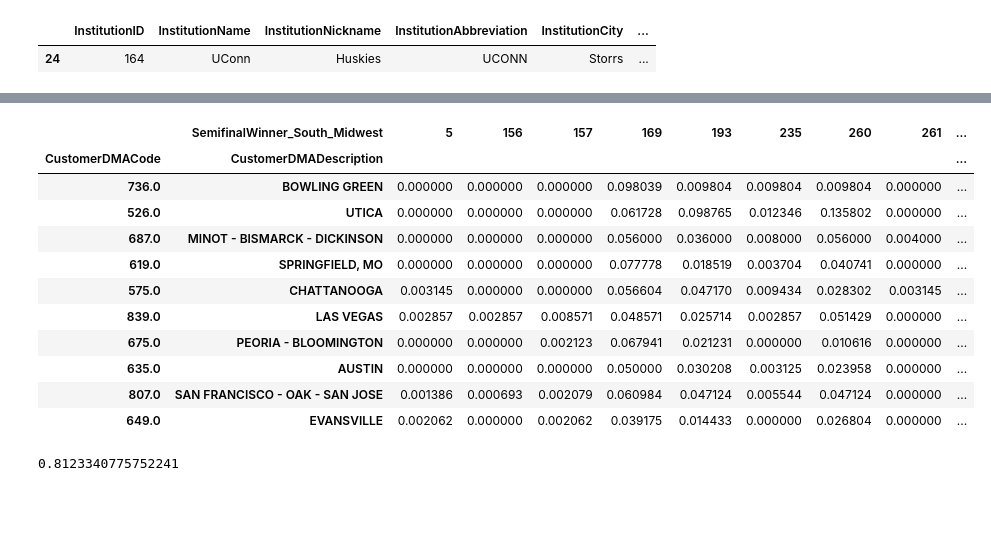
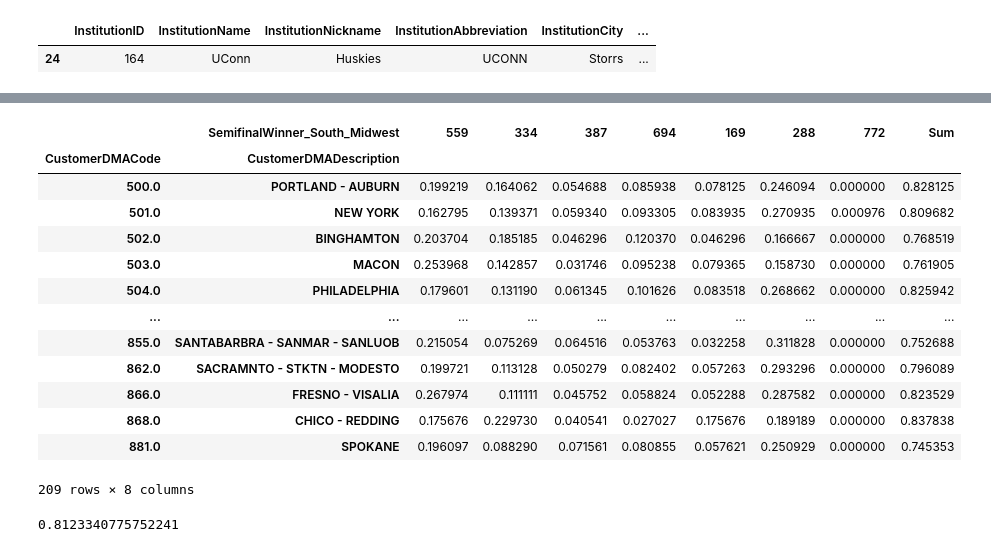
Before and after one commit to LittleMac24/ccac-competion, a Jupyter notebook: eda.ipynb, the cells around one changed output, grey strips where cells are left out. Drawn from its saved outputs; the diff is of its cells as text; code cells hidden in the pictures; blank space fills up the shorter version.

```diff
--- a/eda.ipynb
+++ b/eda.ipynb
@@ -717,31 +1200,33 @@ classic2_df
 # %%
-dma_distribution_south_midwest = classic2_df.groupby(by =['CustomerDMACode', 'CustomerDMADescription'])['SemifinalWinner_South_Midwest'] \
+dma_distribution_south_midwest = classic1_df_train.groupby(by =['CustomerDMACode', 'CustomerDMADescription'])['SemifinalWinner_South_Midwest'] \
                                              .value_counts() \
                                              .unstack(fill_value=0)
 # dma_distribution_south_midwest.sort_values(559, ascending=False).head(20)
 
 dma_distribution_south_midwest_prop = dma_distribution_south_midwest.div(dma_distribution_south_midwest.sum(axis=1), axis=0)
 
 dma_distribution_south_midwest_prop.sort_values(772, ascending=False).head(10)
-# top_picks_by_dma = dma_distribution_south_midwest_prop.loc[:,[559, 334, 387, 694, 169, 288, 772]]
-# top_picks_by_dma['Sum'] = top_picks_by_dma[559] + top_picks_by_dma[334] + top_picks_by_dma[387] + top_picks_by_dma[694] + top_picks_by_dma[169] \
-# + top_picks_by_dma[288]
+top_picks_by_dma = dma_distribution_south_midwest_prop.loc[:,[559, 334, 387, 694, 169, 288, 772]]
+top_picks_by_dma['Sum'] = top_picks_by_dma[559] + top_picks_by_dma[334] + top_picks_by_dma[387] + top_picks_by_dma[694] + top_picks_by_dma[169] \
++ top_picks_by_dma[288]
 
 
-# top_picks_by_dma
+top_picks_by_dma
 # %% [output]
-|  | SemifinalWinner_South_Midwest | 5 | 156 | 157 | 169 | 193 | 235 | 260 | 261 | ... |
-| CustomerDMACode | CustomerDMADescription |  |  |  |  |  |  |  |  | ... |
-| 736.0 | BOWLING GREEN | 0.000000 | 0.000000 | 0.000000 | 0.098039 | 0.009804 | 0.009804 | 0.009804 | 0.000000 | ... |
-| 526.0 | UTICA | 0.000000 | 0.000000 | 0.000000 | 0.061728 | 0.098765 | 0.012346 | 0.135802 | 0.000000 | ... |
-| 687.0 | MINOT - BISMARCK - DICKINSON | 0.000000 | 0.000000 | 0.000000 | 0.056000 | 0.036000 | 0.008000 | 0.056000 | 0.004000 | ... |
-| 619.0 | SPRINGFIELD, MO | 0.000000 | 0.000000 | 0.000000 | 0.077778 | 0.018519 | 0.003704 | 0.040741 | 0.000000 | ... |
-| 575.0 | CHATTANOOGA | 0.003145 | 0.000000 | 0.000000 | 0.056604 | 0.047170 | 0.009434 | 0.028302 | 0.003145 | ... |
-| 839.0 | LAS VEGAS | 0.002857 | 0.002857 | 0.008571 | 0.048571 | 0.025714 | 0.002857 | 0.051429 | 0.000000 | ... |
-| 675.0 | PEORIA - BLOOMINGTON | 0.000000 | 0.000000 | 0.002123 | 0.067941 | 0.021231 | 0.000000 | 0.010616 | 0.000000 | ... |
-| 635.0 | AUSTIN | 0.000000 | 0.000000 | 0.000000 | 0.050000 | 0.030208 | 0.003125 | 0.023958 | 0.000000 | ... |
-| 807.0 | SAN FRANCISCO - OAK - SAN JOSE | 0.001386 | 0.000693 | 0.002079 | 0.060984 | 0.047124 | 0.005544 | 0.047124 | 0.000000 | ... |
-| 649.0 | EVANSVILLE | 0.002062 | 0.000000 | 0.002062 | 0.039175 | 0.014433 | 0.000000 | 0.026804 | 0.000000 | ... |
+|  | SemifinalWinner_South_Midwest | 559 | 334 | 387 | 694 | 169 | 288 | 772 | Sum |
+| CustomerDMACode | CustomerDMADescription |  |  |  |  |  |  |  |  |
+| 500.0 | PORTLAND - AUBURN | 0.199219 | 0.164062 | 0.054688 | 0.085938 | 0.078125 | 0.246094 | 0.000000 | 0.828125 |
+| 501.0 | NEW YORK | 0.162795 | 0.139371 | 0.059340 | 0.093305 | 0.083935 | 0.270935 | 0.000976 | 0.809682 |
+| 502.0 | BINGHAMTON | 0.203704 | 0.185185 | 0.046296 | 0.120370 | 0.046296 | 0.166667 | 0.000000 | 0.768519 |
+| 503.0 | MACON | 0.253968 | 0.142857 | 0.031746 | 0.095238 | 0.079365 | 0.158730 | 0.000000 | 0.761905 |
+| 504.0 | PHILADELPHIA | 0.179601 | 0.131190 | 0.061345 | 0.101626 | 0.083518 | 0.268662 | 0.000000 | 0.825942 |
+| ... | ... | ... | ... | ... | ... | ... | ... | ... | ... |
+| 855.0 | SANTABARBRA - SANMAR - SANLUOB | 0.215054 | 0.075269 | 0.064516 | 0.053763 | 0.032258 | 0.311828 | 0.000000 | 0.752688 |
+| 862.0 | SACRAMNTO - STKTN - MODESTO | 0.199721 | 0.113128 | 0.050279 | 0.082402 | 0.057263 | 0.293296 | 0.000000 | 0.796089 |
+| 866.0 | FRESNO - VISALIA | 0.267974 | 0.111111 | 0.045752 | 0.058824 | 0.052288 | 0.287582 | 0.000000 | 0.823529 |
+| 868.0 | CHICO - REDDING | 0.175676 | 0.229730 | 0.040541 | 0.027027 | 0.175676 | 0.189189 | 0.000000 | 0.837838 |
+| 881.0 | SPOKANE | 0.196097 | 0.088290 | 0.071561 | 0.080855 | 0.057621 | 0.250929 | 0.000000 | 0.745353 |
+209 rows × 8 columns
 # %%
 print(top_picks_by_dma.Sum.mean())
 # %% [output]
```
Also changed, not shown: parts of 28 cells of this notebook, 17 other files.
